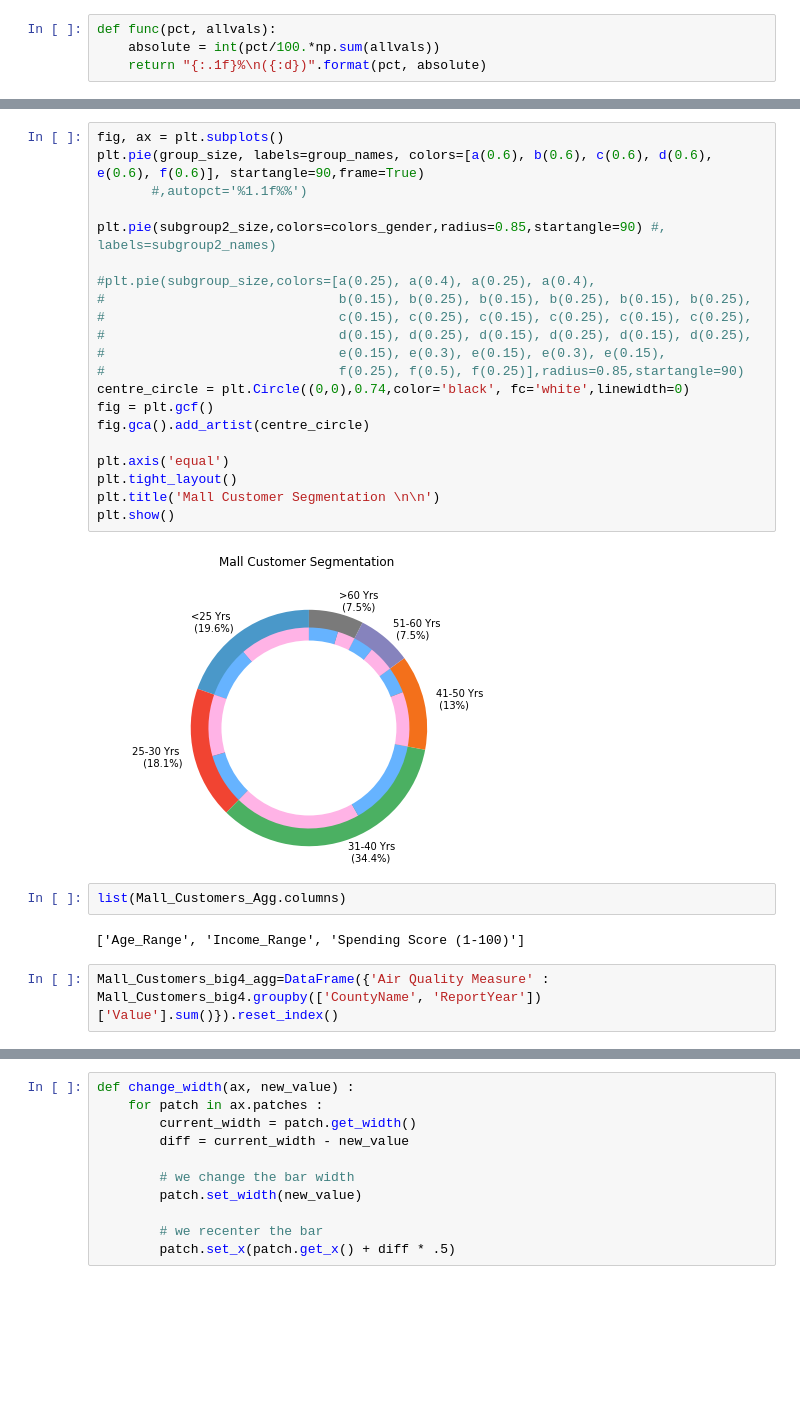
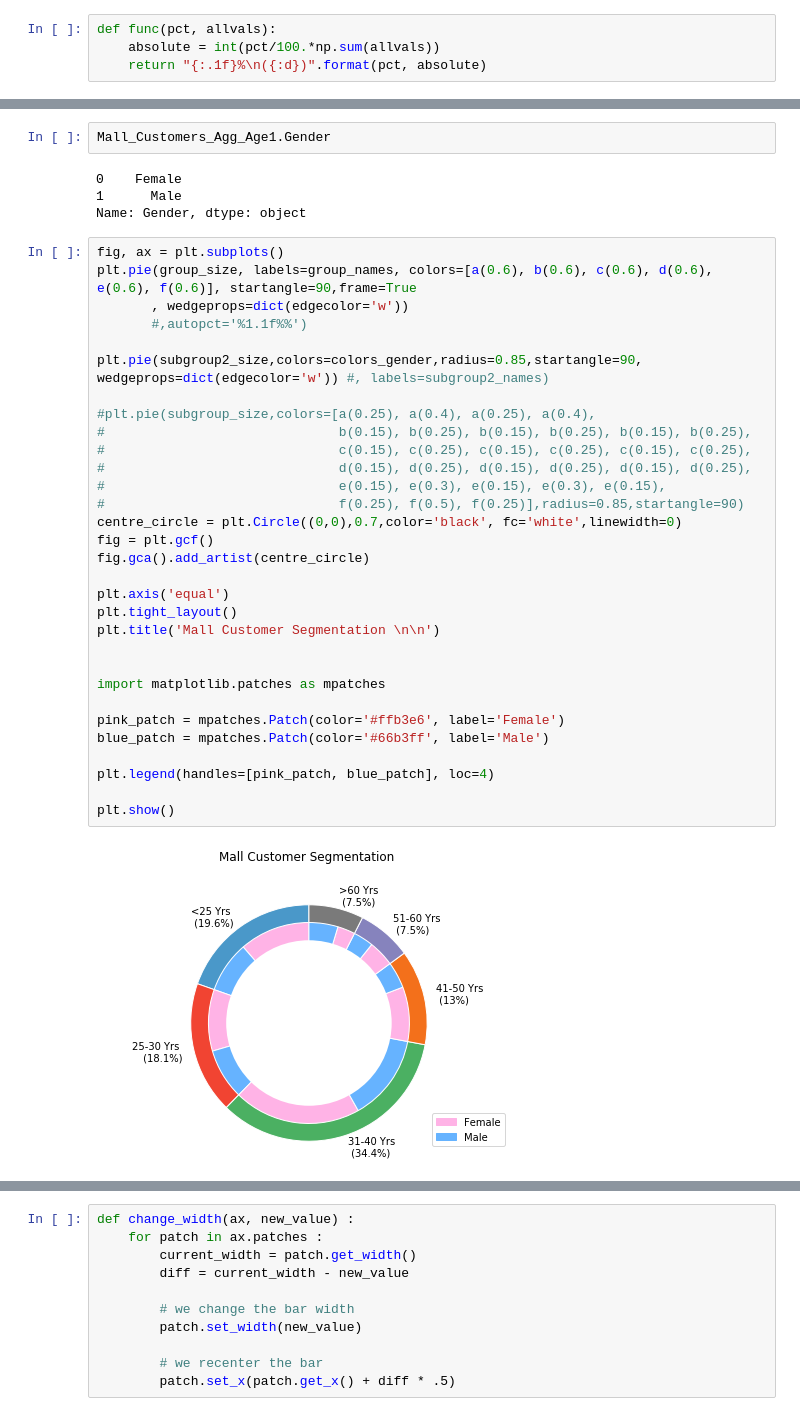
Before and after one commit to Saranyanv/test, a Jupyter notebook: 455_Assignment3.ipynb, the cells around one changed output, grey strips where cells are left out. Drawn from its saved outputs; the diff is of its cells as text; blank space fills up the shorter version.

```diff
--- a/455_Assignment3.ipynb
+++ b/455_Assignment3.ipynb
@@ -177,29 +171,39 @@ plt.margins(0,0)
+# %%
+Mall_Customers_Agg_Age1.Gender
+# %% [output]
+0    Female
+1      Male
+Name: Gender, dtype: object
 # %%
 fig, ax = plt.subplots()
-plt.pie(group_size, labels=group_names, colors=[a(0.6), b(0.6), c(0.6), d(0.6), e(0.6), f(0.6)], startangle=90,frame=True)
+plt.pie(group_size, labels=group_names, colors=[a(0.6), b(0.6), c(0.6), d(0.6), e(0.6), f(0.6)], startangle=90,frame=True
+       , wedgeprops=dict(edgecolor='w'))
        #,autopct='%1.1f%%')
 
-plt.pie(subgroup2_size,colors=colors_gender,radius=0.85,startangle=90) #, labels=subgroup2_names)
+plt.pie(subgroup2_size,colors=colors_gender,radius=0.85,startangle=90, wedgeprops=dict(edgecolor='w')) #, labels=subgroup2_names)
 
 #plt.pie(subgroup_size,colors=[a(0.25), a(0.4), a(0.25), a(0.4),
 #                              b(0.15), b(0.25), b(0.15), b(0.25), b(0.15), b(0.25),
 #                              c(0.15), c(0.25), c(0.15), c(0.25), c(0.15), c(0.25),
 #                              d(0.15), d(0.25), d(0.15), d(0.25), d(0.15), d(0.25),
 #                              e(0.15), e(0.3), e(0.15), e(0.3), e(0.15),
 #                              f(0.25), f(0.5), f(0.25)],radius=0.85,startangle=90)
-centre_circle = plt.Circle((0,0),0.74,color='black', fc='white',linewidth=0)
+centre_circle = plt.Circle((0,0),0.7,color='black', fc='white',linewidth=0)
 fig = plt.gcf()
 fig.gca().add_artist(centre_circle)
 
 plt.axis('equal')
 plt.tight_layout()
 plt.title('Mall Customer Segmentation \n\n')
+
+
+import matplotlib.patches as mpatches
+
+pink_patch = mpatches.Patch(color='#ffb3e6', label='Female')
+blue_patch = mpatches.Patch(color='#66b3ff', label='Male')
+
+plt.legend(handles=[pink_patch, blue_patch], loc=4)
+
 plt.show()
 # %% [output]
-[figure, old version]
+[figure, new version]
-# %%
-list(Mall_Customers_Agg.columns)
-# %% [output]
-['Age_Range', 'Income_Range', 'Spending Score (1-100)']
-# %%
-Mall_Customers_big4_agg=DataFrame({'Air Quality Measure' : Mall_Customers_big4.groupby(['CountyName', 'ReportYear'])['Value'].sum()}).reset_index()
```
Also changed, not shown: parts of 7 cells of this notebook.
